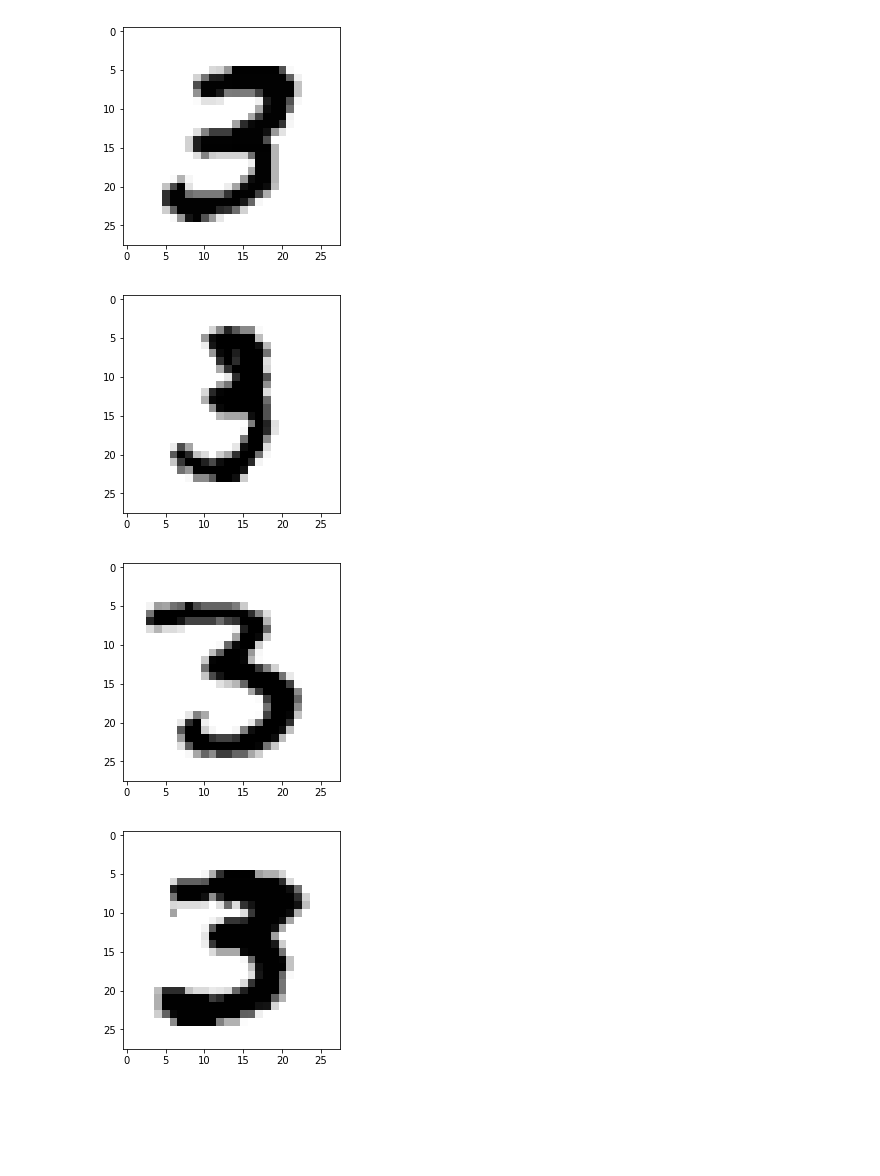
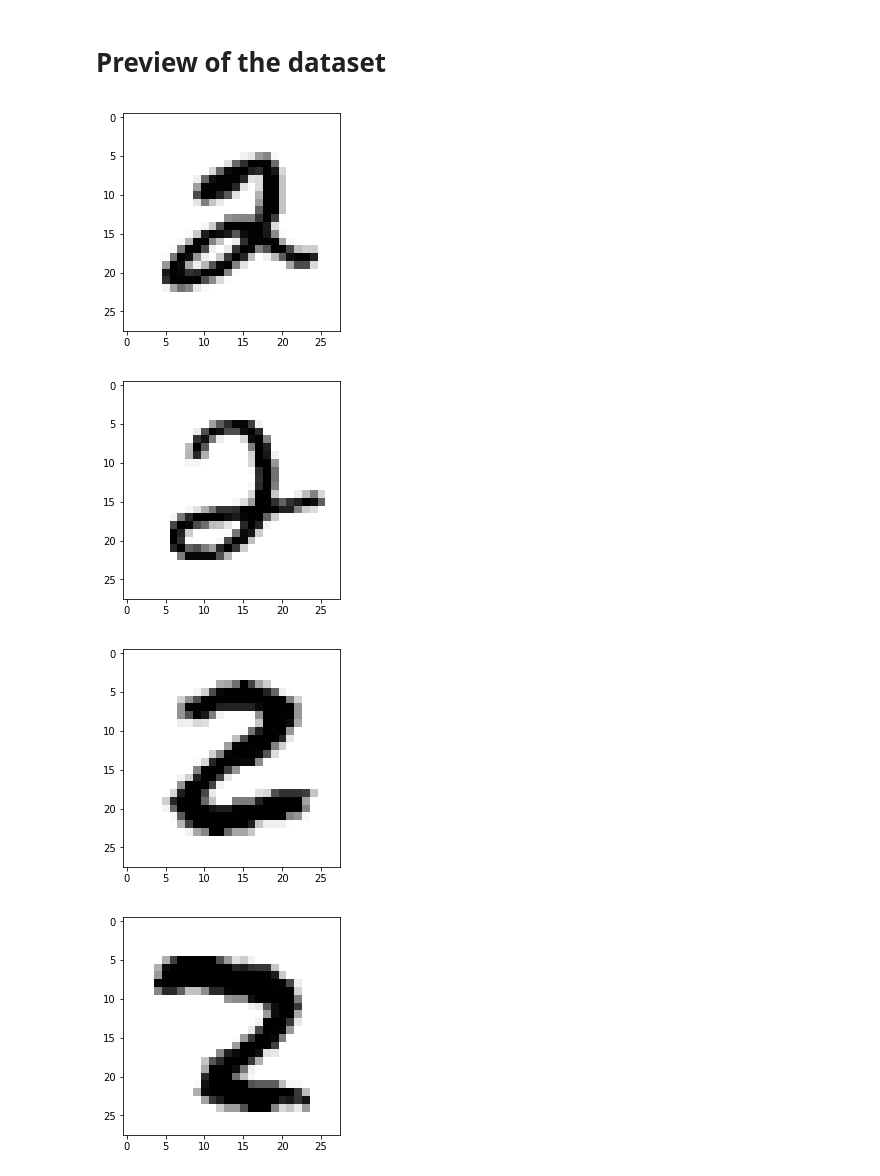
Before and after one commit to charonux/Notebooks, a Jupyter notebook: 02.FIFI/cap2.ipynb, the cells around one changed output. Drawn from its saved outputs; the diff is of its cells as text; code cells hidden in the pictures; blank space fills up the shorter version.

```diff
--- a/02.FIFI/cap2.ipynb
+++ b/02.FIFI/cap2.ipynb
@@ -17,15 +19,14 @@ from tensorflow.keras.preprocessing.image import load_img
+# %% [markdown]
+# Preview of the dataset
 # %%
-(train_images, train_labels), (test_images, test_labels) = mnist.load_data()
-#print(train_images.shape)
-#print(train_images[0])
 train_images_short = train_images[:100]
 for i in range(0, 100):
-    if train_labels[i] == 3:
+    if train_labels[i] == 2:
         digit = train_images_short[i]
         plt.imshow(digit,cmap=plt.cm.binary)
         plt.show()
 # %% [output]
-[figure, old version]
+[figure, new version]
-[figure, old version]
+[figure, new version]
-[figure, old version]
+[figure, new version]
-[figure, old version]
+[figure, new version]
```
Also changed, not shown: parts of 14 cells of this notebook, 19 other files.
